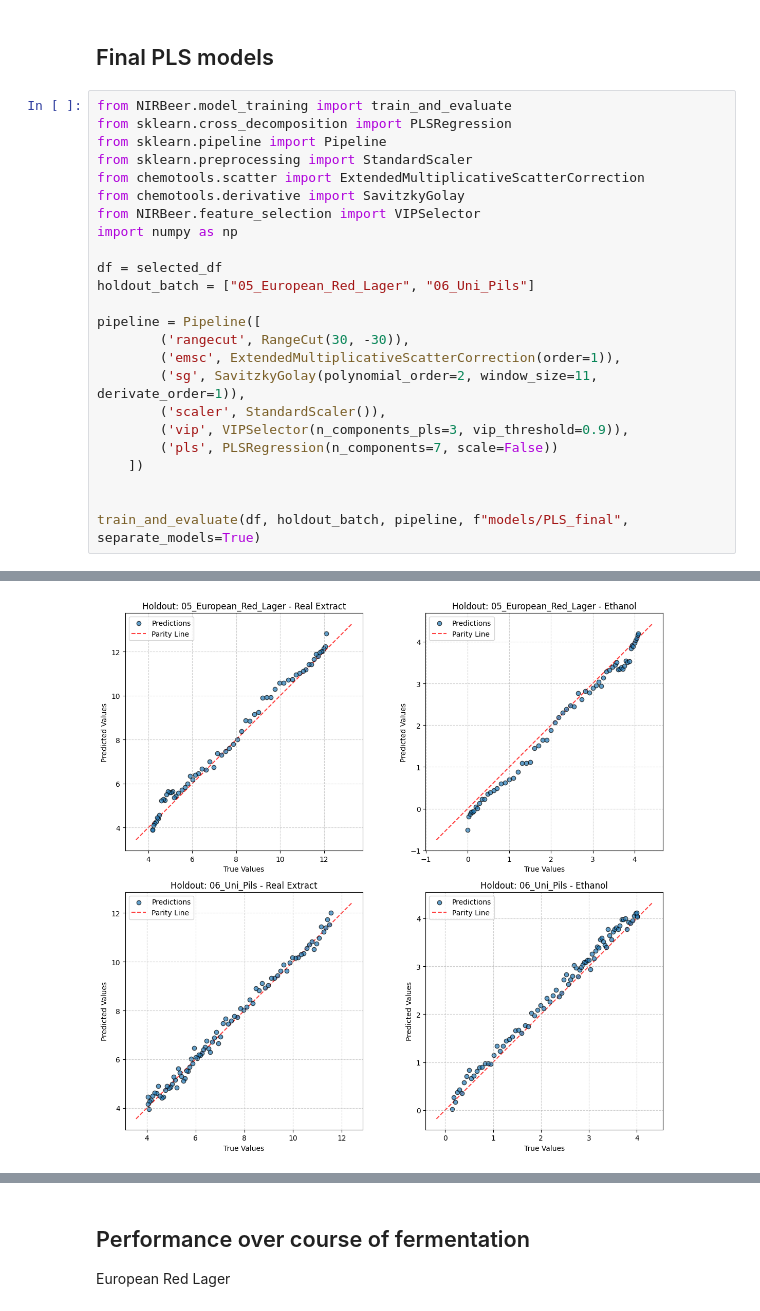
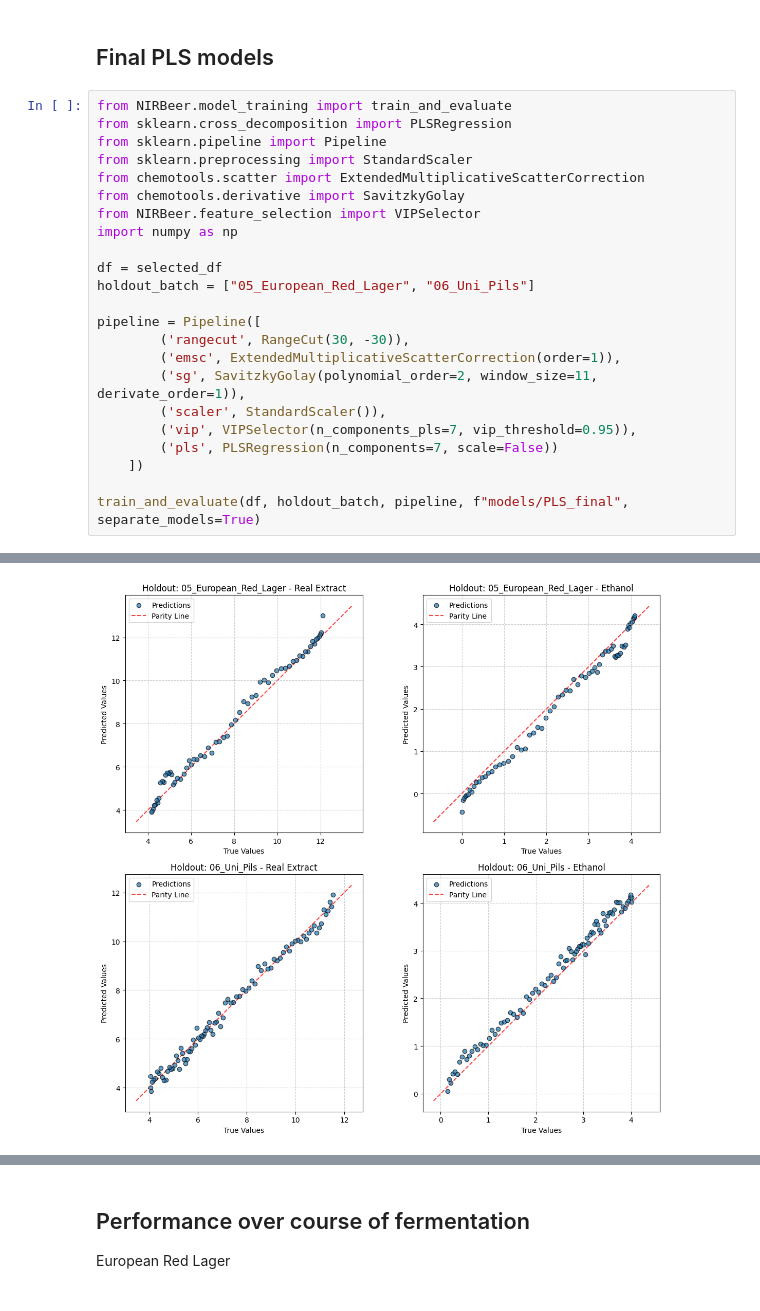
Before and after one commit to CTO-JKU/NIR-Beer-Fermentation-Monitoring, a Jupyter notebook: calibration.ipynb, the cells around one changed output, grey strips where cells are left out. Saved outputs shown, nothing was run; the diff lists cells and outputs as text.

```diff
--- a/calibration.ipynb
+++ b/calibration.ipynb
@@ -283,11 +288,10 @@ pipeline = Pipeline([
         ('emsc', ExtendedMultiplicativeScatterCorrection(order=1)),
         ('sg', SavitzkyGolay(polynomial_order=2, window_size=11, derivate_order=1)),
         ('scaler', StandardScaler()),
-        ('vip', VIPSelector(n_components_pls=3, vip_threshold=0.9)),
+        ('vip', VIPSelector(n_components_pls=7, vip_threshold=0.95)),
         ('pls', PLSRegression(n_components=7, scale=False))
     ])
 
-
 train_and_evaluate(df, holdout_batch, pipeline, f"models/PLS_final", separate_models=True)
 # %% [output]
 --- Training Separate Model 1/2 ---
@@ -304,3 +308,3 @@ Holdout MSE for Ethanol: 0.0292, $R^2$: 0.9793
-[figure, old version]
+[figure, new version]
 [{'holdout_batch': '05_European_Red_Lager',
   'best_params': 'Defaults',
```
Also changed, not shown: parts of 5 cells of this notebook, 4 other files.
